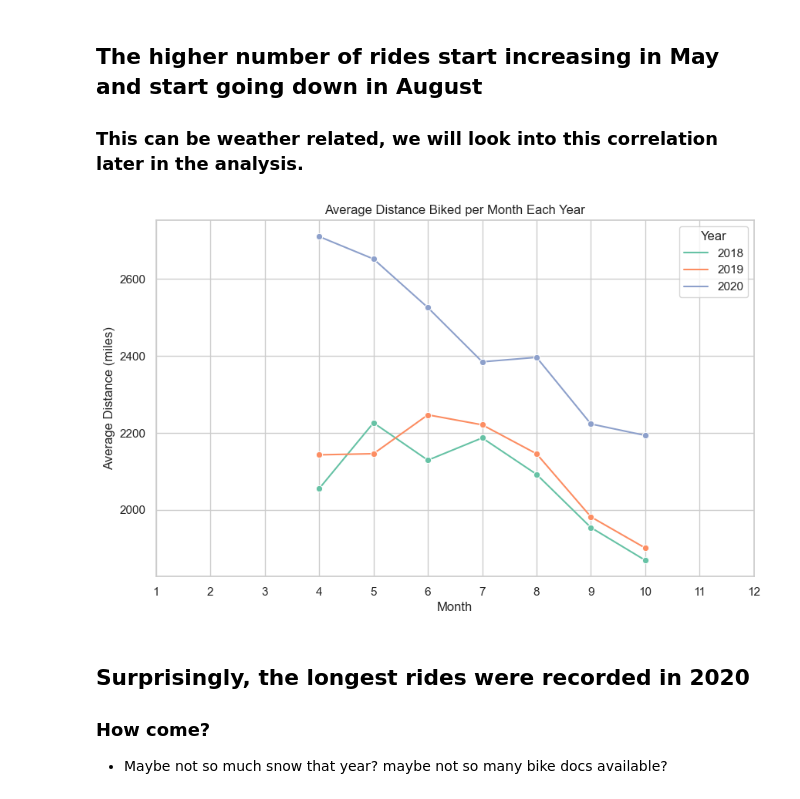
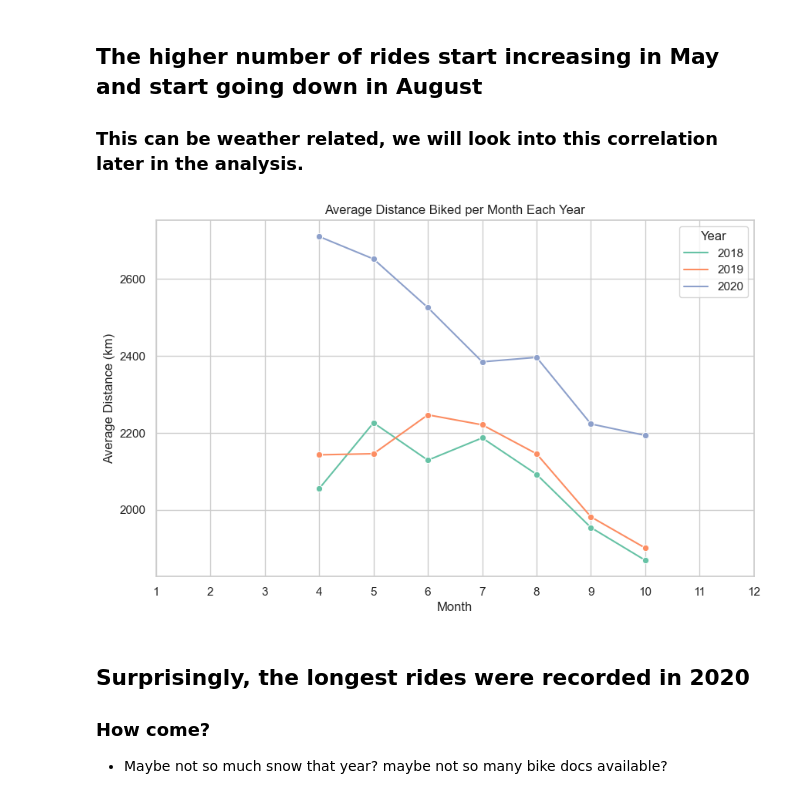
Before and after one commit to HeloisaBal/Mid-Bootcamp-Project-Helsinki, a Jupyter notebook: Original - Low Mse.ipynb, the cells around one changed output. Cells and saved outputs as stored; diff of their text form; code cells hidden in the pictures.

```diff
--- a/Original - Low Mse.ipynb
+++ b/Original - Low Mse.ipynb
@@ -668,20 +710,20 @@ plt.show()
 # %%
 avg_distance_per_month = df.groupby(['year', 'month'])['distance_(m)'].mean().reset_index()
 
 sns.set(style="whitegrid")
 plt.figure(figsize=(10, 6))
 
 sns.lineplot(data=avg_distance_per_month, x='month', y='distance_(m)', hue='year', hue_order=[2018, 2019, 2020], palette='Set2', marker='o')
 
 plt.title('Average Distance Biked per Month Each Year')
 plt.xlabel('Month')
-plt.ylabel('Average Distance (miles)')
+plt.ylabel('Average Distance (km)')
 plt.xticks(range(1, 13), [str(month) for month in range(1, 13)])  # Set x-axis ticks as month numbers
 plt.legend(title='Year')
 
 plt.show()
 # %% [output]
-[figure, old version]
+[figure, new version]
 # %% [markdown]
 ## Surprisingly, the longest rides were recorded in 2020
 ### How come?
```
Also changed, not shown: parts of 111 cells of this notebook, 1 other file.
